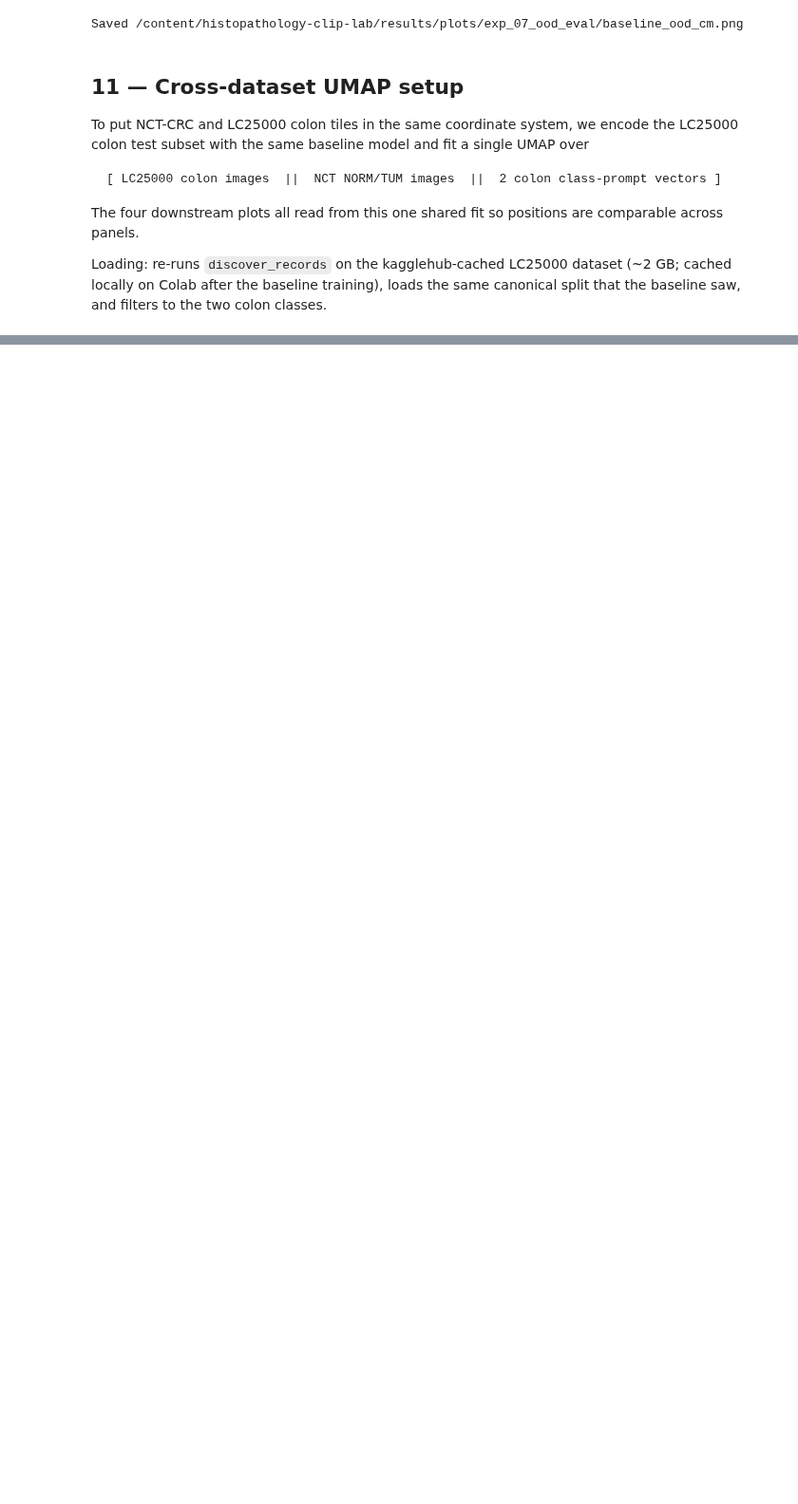
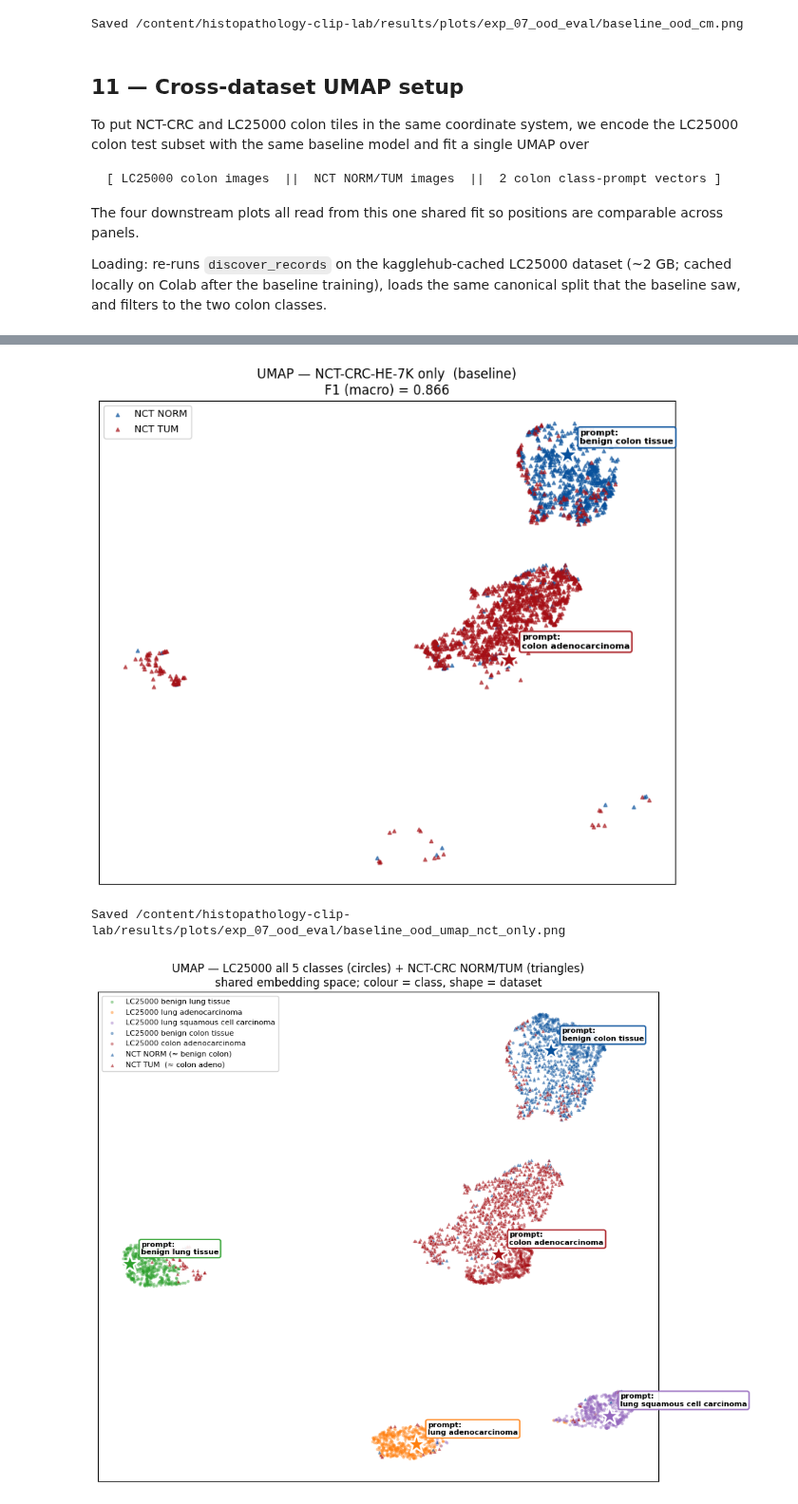
Before and after one commit to lcandau/histopathology-clip-lab, a Jupyter notebook: experiments/exp_07_ood_eval/runs/2026-05-28_baseline_ood/CLIP_OOD_eval.ipynb, the cells around one changed output, grey strips where cells are left out. Shown at 95% size. Cells and saved outputs as stored; diff of their text form; code cells hidden in the pictures; blank space fills up the shorter version.

```diff
--- a/experiments/exp_07_ood_eval/runs/2026-05-28_baseline_ood/CLIP_OOD_eval.ipynb
+++ b/experiments/exp_07_ood_eval/runs/2026-05-28_baseline_ood/CLIP_OOD_eval.ipynb
@@ -900,0 +619,75 @@ Saved /content/histopathology-clip-lab/results/plots/exp_07_ood_eval/baseline_oo
+# %%
+# --- Cell 12: scatter plots ---
+# Per-class colour palette spanning all 5 LC25000 classes.
+CLASS_COLOR = {
+    0: "#2ca02c",  # benign lung tissue           — green
+    1: "#ff7f0e",  # lung adenocarcinoma          — orange
+    2: "#9467bd",  # lung squamous cell carcinoma — purple
+    3: "#08519c",  # benign colon tissue          — blue
+    4: "#a50f15",  # colon adenocarcinoma         — red
+}
+BENIGN_COLOR = CLASS_COLOR[3]   # backwards-compat for NCT helpers below
+ADENO_COLOR  = CLASS_COLOR[4]
+
+
+def draw_prompt_stars(ax, prompt_2d_, prompt_indices, *, with_labels=True, size=460):
+    """Coloured stars + class-name annotation for the listed prompts."""
+    for k, idx in enumerate(prompt_indices):
+        color = CLASS_COLOR[idx]
+        ax.scatter(prompt_2d_[k, 0], prompt_2d_[k, 1], s=size, marker="*",
+                   c=color, edgecolors="white", linewidths=2.0, zorder=6)
+        if with_labels:
+            ax.annotate(
+                f"prompt:\n{INDEX_TO_NAME[idx]}",
+                (prompt_2d_[k, 0], prompt_2d_[k, 1]),
+                xytext=(12, 10), textcoords="offset points",
+                fontsize=8, fontweight="bold", zorder=7,
+                bbox=dict(boxstyle="round,pad=0.25", facecolor="white",
+                          edgecolor=color, alpha=0.9, linewidth=1.5),
+            )
+
+
+# Plot 1 — NCT only with the 2 colon prompts (NCT has no lung tissue, so only
+# the two colon prompts are relevant for classification on this set).
+fig1, ax1 = plt.subplots(figsize=(8, 7))
+for nct_cls, color in (("NORM", BENIGN_COLOR), ("TUM", ADENO_COLOR)):
+    mask = (ood_nct_labels == nct_cls)
+    ax1.scatter(nct_2d[mask, 0], nct_2d[mask, 1], s=10, alpha=0.6,
+                c=color, marker="^", label=f"NCT {nct_cls}")
+draw_prompt_stars(ax1, prompt_2d_colon, COLON_IDX)
+ax1.legend(loc="best", fontsize=9, framealpha=0.85)
+ax1.set_xticks([]); ax1.set_yticks([])
+ax1.set_title(f"UMAP — NCT-CRC-HE-7K only  ({VARIANT})\nF1 (macro) = {macro_f1:.3f}")
+plt.tight_layout()
+p1 = PLOTS_DIR / f"{VARIANT}_ood_umap_nct_only.png"
+fig1.savefig(p1, dpi=140, bbox_inches="tight")
+plt.show()
+print(f"Saved {p1}")
+
+# Plot 2 — combined: all 5 LC25000 classes (circles) + 2 NCT classes (triangles) + 5 prompt stars.
+fig2, ax2 = plt.subplots(figsize=(10, 8))
+for idx in range(len(CLASS_INFO)):
+    mask = (lc_test_indices == idx)
+    ax2.scatter(lc_2d[mask, 0], lc_2d[mask, 1], s=10, alpha=0.45,
+                c=CLASS_COLOR[idx], marker="o",
+                label=f"LC25000 {INDEX_TO_NAME[idx]}", edgecolors="none")
+ax2.scatter(nct_2d[ood_nct_labels == "NORM", 0], nct_2d[ood_nct_labels == "NORM", 1],
+            s=14, alpha=0.6, c=BENIGN_COLOR, marker="^",
+            label="NCT NORM (≈ benign colon)", edgecolors="white", linewidths=0.3)
+ax2.scatter(nct_2d[ood_nct_labels == "TUM", 0], nct_2d[ood_nct_labels == "TUM", 1],
+            s=14, alpha=0.6, c=ADENO_COLOR, marker="^",
+            label="NCT TUM  (≈ colon adeno)", edgecolors="white", linewidths=0.3)
+draw_prompt_stars(ax2, prompt_2d, list(range(len(CLASS_INFO))))
+ax2.legend(loc="best", fontsize=8, framealpha=0.85)
+ax2.set_xticks([]); ax2.set_yticks([])
+ax2.set_title("UMAP — LC25000 all 5 classes (circles) + NCT-CRC NORM/TUM (triangles)\n"
+              "shared embedding space; colour = class, shape = dataset")
+plt.tight_layout()
+p2 = PLOTS_DIR / f"{VARIANT}_ood_umap_combined.png"
+fig2.savefig(p2, dpi=140, bbox_inches="tight")
+plt.show()
+print(f"Saved {p2}")
+# %% [output]
+[figure, added]
+Saved /content/histopathology-clip-lab/results/plots/exp_07_ood_eval/baseline_ood_umap_nct_only.png
+[figure, added]
```
Also changed, not shown: parts of 22 cells of this notebook, 27 other files.
